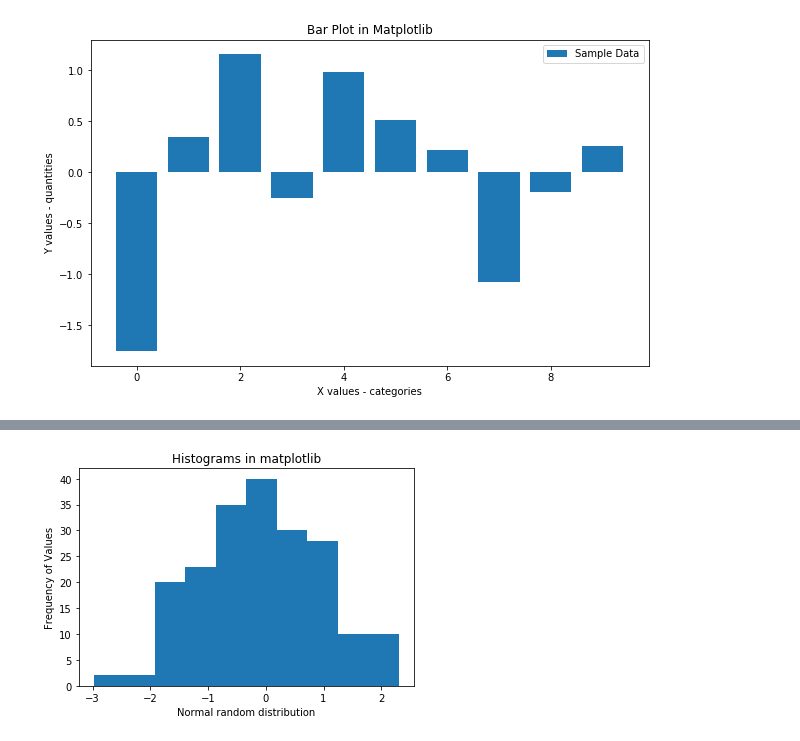
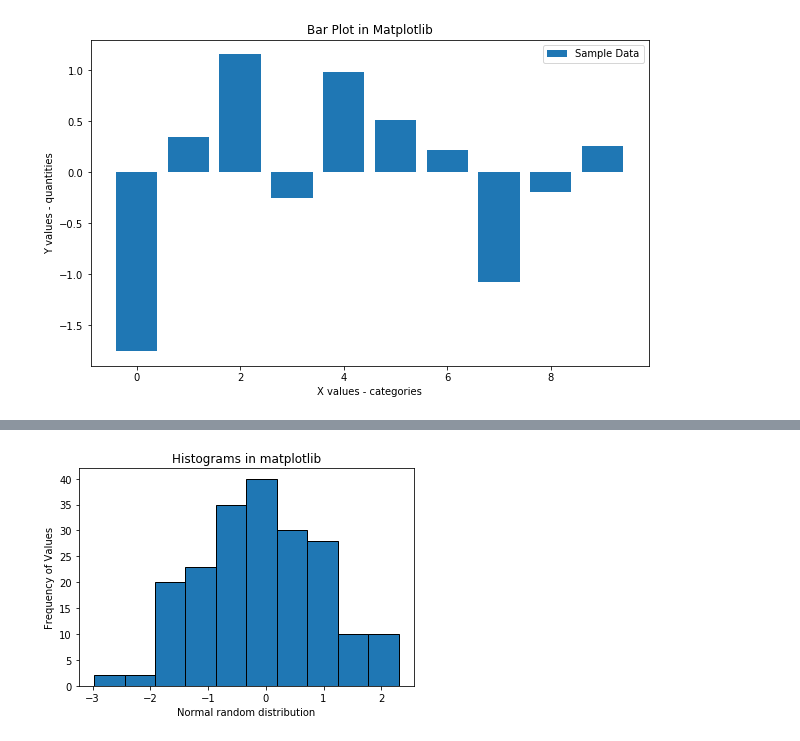
Before and after one commit to learn-co-curriculum/dsc-data-viz, a Jupyter notebook: index.ipynb, the cells around one changed output, grey strips where cells are left out. Saved outputs shown, nothing was run; the diff lists cells and outputs as text; code cells hidden in the pictures.

```diff
--- a/index.ipynb
+++ b/index.ipynb
@@ -138,17 +135,17 @@ In matplotlib, we can use `plt.hist()` function to draw a histogram while passin
 # %%
 # Set seed for reproducability
 np.random.seed(100)
 
 # Generate 200 values from 0 mean normal distribution
 x = np.random.randn(200)
 
 #Plot the histogram with hist() function
-plt.hist(x, bins = 10)
+plt.hist(x, bins = 10, edgecolor='black')
 
 plt.xlabel('Normal random distribution')
 plt.ylabel('Frequency of Values')
 plt.title('Histograms in matplotlib')
 plt.show()
 # %% [output]
-[figure, old version]
+[figure, new version]
 # %% [markdown]
```
Also changed, not shown: parts of 13 cells of this notebook, 7 other files.
